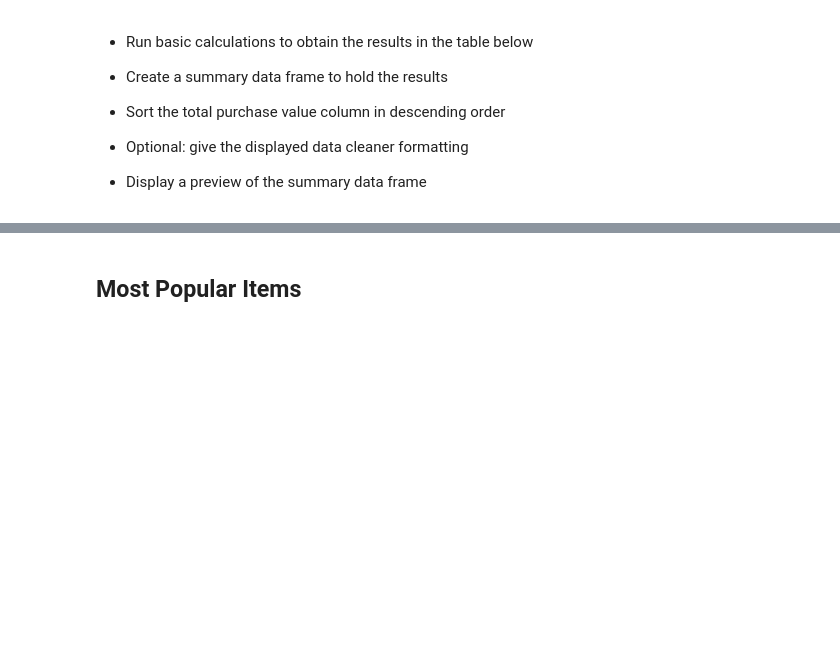
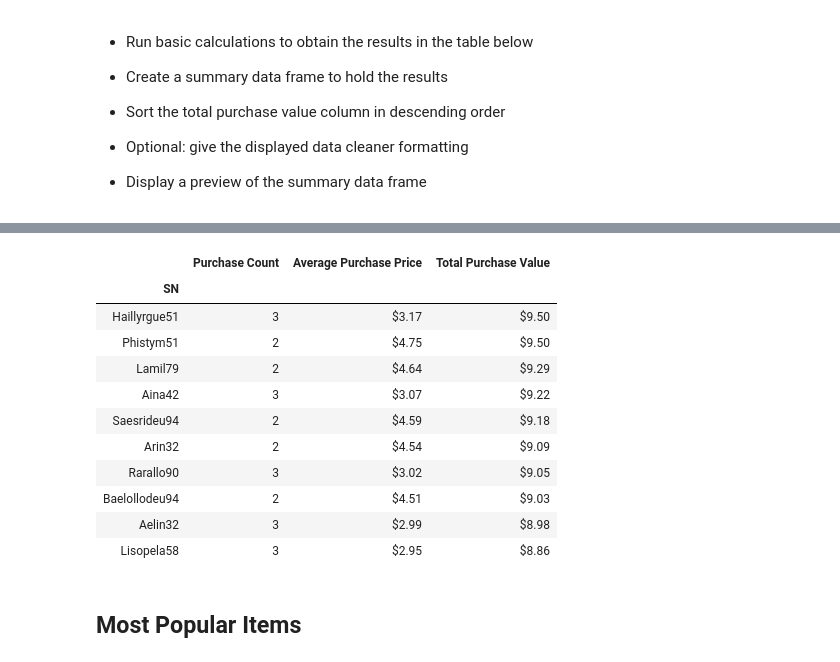
Before and after one commit to zorro191/pandas-challenge, a Jupyter notebook: Homework_04-Pandas_HeroesOfPymoli_HeroesOfPymoli_starter.ipynb, the cells around one changed output, grey strips where cells are left out. Drawn from its saved outputs; the diff is of its cells as text; code cells hidden in the pictures; blank space fills up the shorter version.

```diff
--- a/Homework_04-Pandas_HeroesOfPymoli_HeroesOfPymoli_starter.ipynb
+++ b/Homework_04-Pandas_HeroesOfPymoli_HeroesOfPymoli_starter.ipynb
@@ -138,0 +126,11 @@ purchases_gender_summary_table
+# %%
+age_bins = [ 0, 9.90, 14.90, 19.90, 24.90, 29.90, 34.90, 39.90, 99999]
+bin_name = ["<10", "10-14", "15-19", "20-24", "25-29", "30-34", "35-39", "40+"]
+purchase_data['Age'] = pd.cut(purchase_data['Age'], age_bins, labels=bin_name)
+age_stats = pd.DataFrame(purchase_data.groupby('Age').SN.nunique())
+age_stats = age_stats.rename(index=str, columns={'SN': 'Total Count'})
+age_stats['Percentage of Players'] = (age_stats['Total Count'] / sum(age_stats['Total Count'])*100).map("{:,.2f}%".format)
+
+#age_stats = age_stats.style.format({'Percentage of Players': '{:.2f
+
+age_stats
@@ -166,0 +164,16 @@ purchases_gender_summary_table
+# %%
+# Put the Purchases Data into bins
+purchase_data["Age Groups"] = pd.cut(purchase_data["Age"], age_bins, labels=bin_name)
+
+#Get purchase totals, count and average price by age group
+purchases_totals_age = (purchase_data.groupby(["Age Groups"]).sum()["Price"]).map("${:,.2f}".format)
+average_purchases_price = (purchase_data.groupby(["Age Groups"]).mean()["Price"]).map("${:,.2f}".format)
+purchases_counts_age = purchase_data.groupby(["Age Groups"]).count()["Price"]
+
+# Get Average Purchasing
+average_totals_age = (purchase_data.groupby(["Age Groups"]).sum()["Price"] / age_stats["Total Count"]).map("${:,.2f}".format)
+
+#Data frame
+purchases_age_summary = pd.DataFrame({"Purchase Count": purchases_counts_age, "Average Purchase Price": average_purchases_price, "Total Purchase Value": purchases_totals_age, "Normalized Totals": normalized_totals_age})
+
+purchases_age_summary.sort_index()
@@ -192,3 +198,27 @@ purchases_gender_summary_table
+# %%
+# Get value of purchases, average purchage per player
+total_purchases_player = (purchase_data.groupby(["SN"]).sum()["Price"]).map("${:,.2f}".format)
+average_purchase_price_player = (purchase_data.groupby(["SN"]).mean()["Price"]).map("${:,.2f}".format)
+purchase_count_player = purchase_data.groupby(["SN"]).count()["Price"]
+
+# Create a DataFrame
+player_purchases_summary = pd.DataFrame({"Purchase Count": purchase_count_player, "Average Purchase Price":average_purchase_price_player,"Total Purchase Value": total_purchases_player })
+
+# change table to show Total Purchase Value
+player_purchases_summary.sort_values("Total Purchase Value", ascending=False).head(10)
+# %% [output]
+|  | Purchase Count | Average Purchase Price | Total Purchase Value |
+| SN |  |  |  |
+| Haillyrgue51 | 3 | $3.17 | $9.50 |
+| Phistym51 | 2 | $4.75 | $9.50 |
+| Lamil79 | 2 | $4.64 | $9.29 |
+| Aina42 | 3 | $3.07 | $9.22 |
+| Saesrideu94 | 2 | $4.59 | $9.18 |
+| Arin32 | 2 | $4.54 | $9.09 |
+| Rarallo90 | 3 | $3.02 | $9.05 |
+| Baelollodeu94 | 2 | $4.51 | $9.03 |
+| Aelin32 | 3 | $2.99 | $8.98 |
+| Lisopela58 | 3 | $2.95 | $8.86 |
 # %% [markdown]
 ## Most Popular Items
 # %% [markdown]
```
Also changed, not shown: parts of 10 cells of this notebook.
